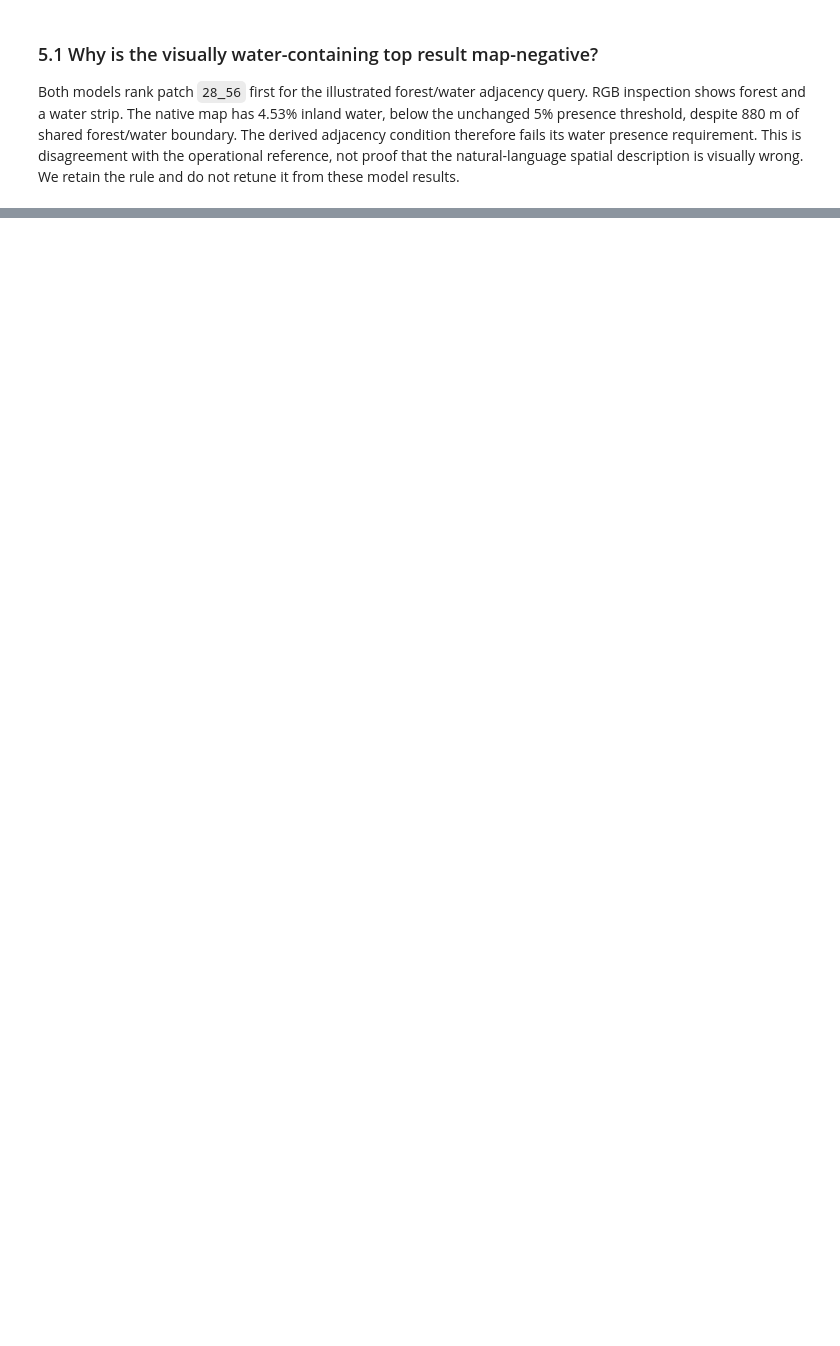
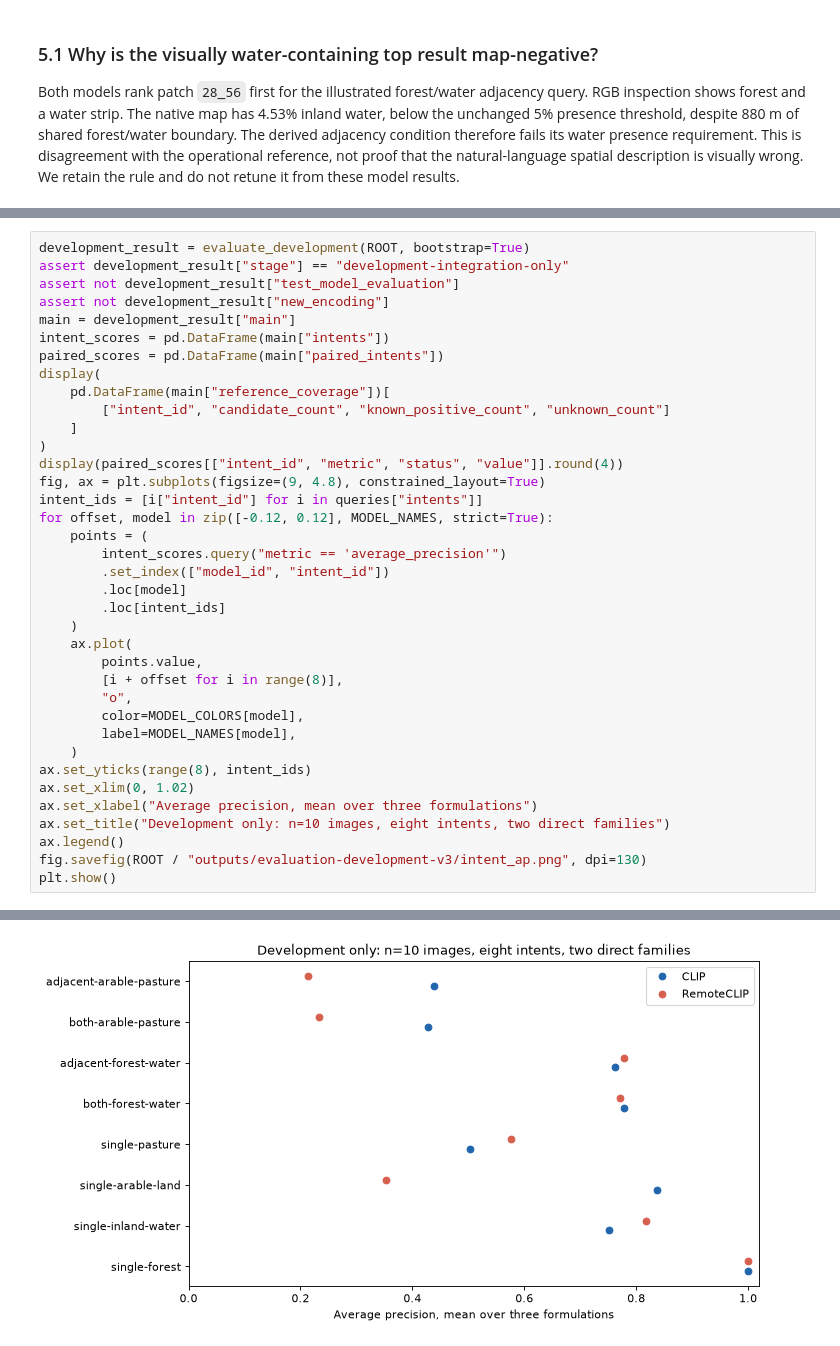
Before and after one commit to manuelmiddendorf/earth-observation, a Jupyter notebook: notebooks/03_retrieval_evaluation.ipynb, the cells around one changed output, grey strips where cells are left out. Saved outputs shown, nothing was run; the diff lists cells and outputs as text; blank space fills up the shorter version.

```diff
--- a/notebooks/03_retrieval_evaluation.ipynb
+++ b/notebooks/03_retrieval_evaluation.ipynb
@@ -307,0 +485,38 @@ Saved versioned development tables, run provenance and top-result figure.
+# %%
+development_result = evaluate_development(ROOT, bootstrap=True)
+assert development_result["stage"] == "development-integration-only"
+assert not development_result["test_model_evaluation"]
+assert not development_result["new_encoding"]
+main = development_result["main"]
+intent_scores = pd.DataFrame(main["intents"])
+paired_scores = pd.DataFrame(main["paired_intents"])
+display(
+    pd.DataFrame(main["reference_coverage"])[
+        ["intent_id", "candidate_count", "known_positive_count", "unknown_count"]
+    ]
+)
+display(paired_scores[["intent_id", "metric", "status", "value"]].round(4))
+fig, ax = plt.subplots(figsize=(9, 4.8), constrained_layout=True)
+intent_ids = [i["intent_id"] for i in queries["intents"]]
+for offset, model in zip([-0.12, 0.12], MODEL_NAMES, strict=True):
+    points = (
+        intent_scores.query("metric == 'average_precision'")
+        .set_index(["model_id", "intent_id"])
+        .loc[model]
+        .loc[intent_ids]
+    )
+    ax.plot(
+        points.value,
+        [i + offset for i in range(8)],
+        "o",
+        color=MODEL_COLORS[model],
+        label=MODEL_NAMES[model],
+    )
+ax.set_yticks(range(8), intent_ids)
+ax.set_xlim(0, 1.02)
+ax.set_xlabel("Average precision, mean over three formulations")
+ax.set_title("Development only: n=10 images, eight intents, two direct families")
+ax.legend()
+fig.savefig(ROOT / "outputs/evaluation-development-v3/intent_ap.png", dpi=130)
+plt.show()
+# %% [output]
@@ -307,0 +549 @@ Saved versioned development tables, run provenance and top-result figure.
+[figure, added]
```
Also changed, not shown: parts of 24 cells of this notebook, 11 other files.
